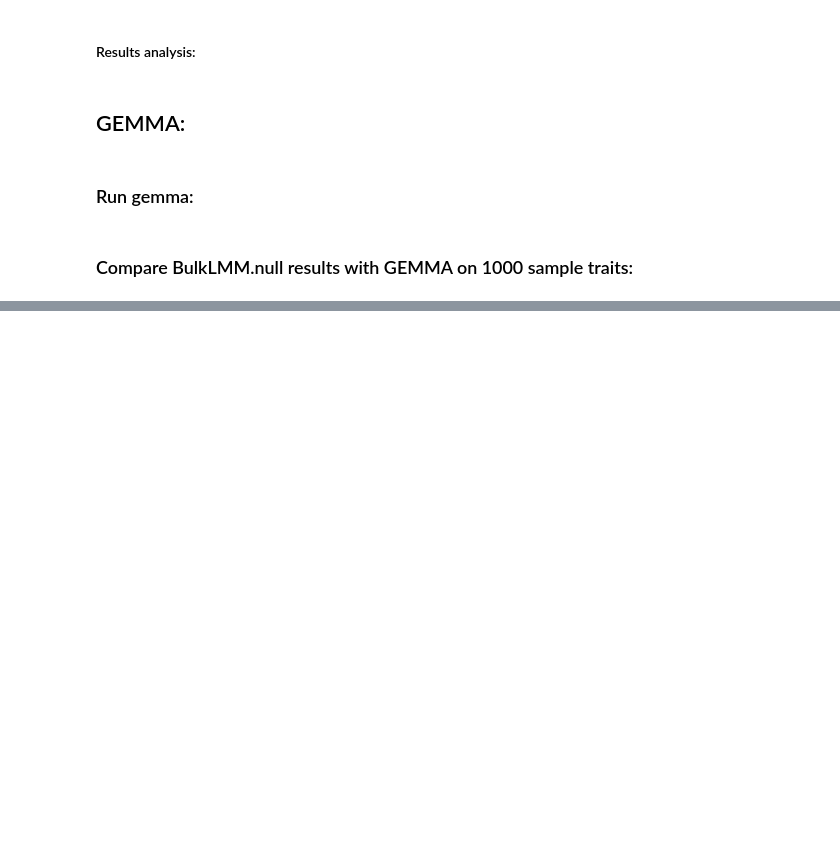
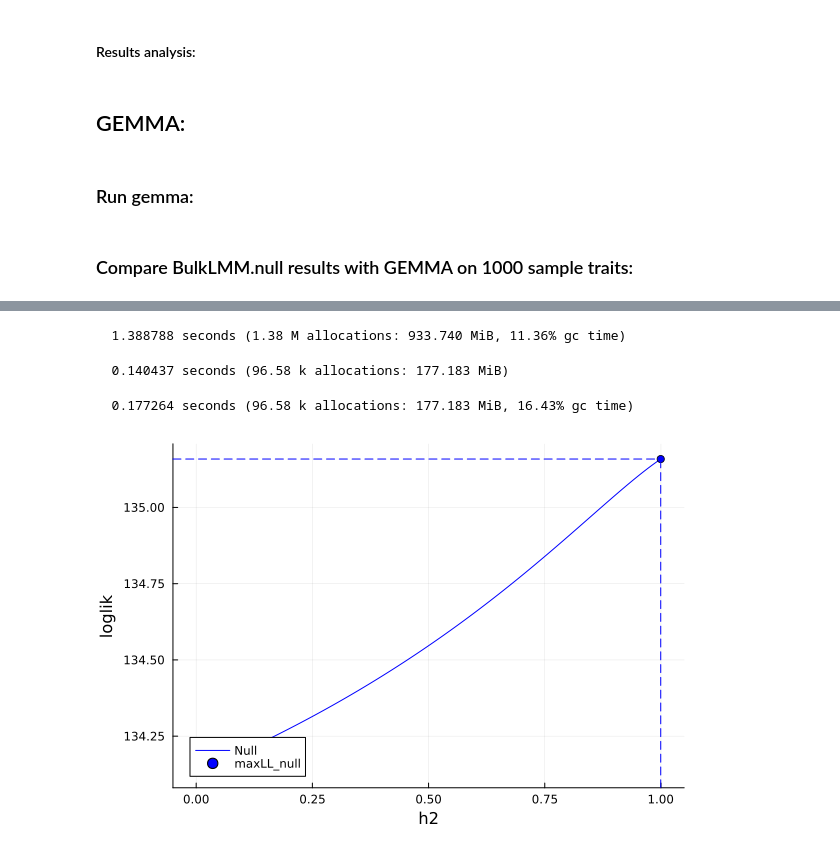
Before and after one commit to learningMalanya/BulkLMM_Analyses, a Jupyter notebook: HS-Palmer/HS-Palmer_analysis.ipynb, the cells around one changed output, grey strips where cells are left out. Saved outputs shown, nothing was run; the diff lists cells and outputs as text; code cells hidden in the pictures; blank space fills up the shorter version.

```diff
--- a/HS-Palmer/HS-Palmer_analysis.ipynb
+++ b/HS-Palmer/HS-Palmer_analysis.ipynb
@@ -632,0 +659,25 @@ summary_diff = hcat(["Mean", "0.25", "0.50", "0.75", "0.99"], summary_diff)
+# %%
+@time scan_getLL = scan(test_trait, omics_geno_processed, omics_kinship;
+                  profileLL = true,
+                  h2_grid = collect(0.0:0.0005:0.9999),
+                  reml = true);
+# %% [output]
+  1.388788 seconds (1.38 M allocations: 933.740 MiB, 11.36% gc time)
+# %%
+@time p1 = plotLL(test_trait, omics_geno_processed, ones(n, 1),
+                  omics_kinship,
+                  collect(0.0:0.0005:0.9999),
+                  reml = true);
+# %% [output]
+  0.140437 seconds (96.58 k allocations: 177.183 MiB)
+# %%
+@time p2 = plotLL(test_trait, omics_geno_processed, ones(n, 1),
+                     omics_kinship,
+                     collect(0.0:0.0005:0.9999);
+                     reml = true, prior = [var(test_trait), 0.1]);
+# %% [output]
+  0.177264 seconds (96.58 k allocations: 177.183 MiB, 16.43% gc time)
+# %%
+plot(p1.fig)
+# %% [output]
+[figure, added]
```
Also changed, not shown: parts of 35 cells of this notebook, 3 other files.
